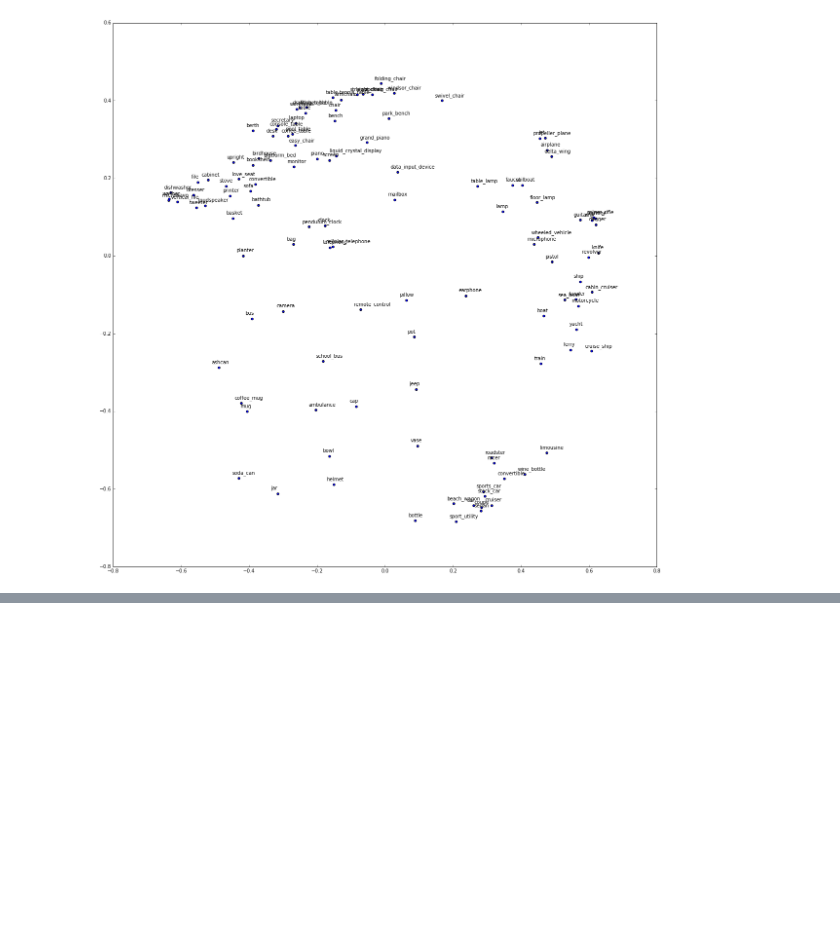
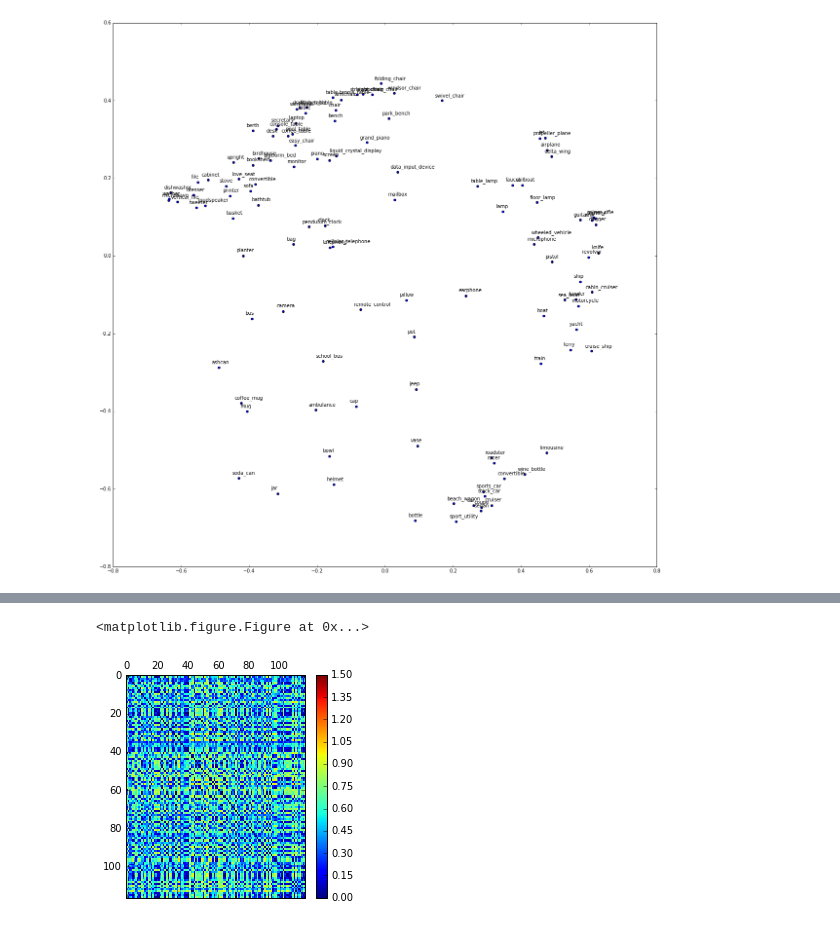
Before and after one commit to neuroailab/barrel, a Jupyter notebook: ipython_note_anlys/Response_analysis.ipynb, the cells around one changed output, grey strips where cells are left out. Saved outputs shown, nothing was run; the diff lists cells and outputs as text; code cells hidden in the pictures; blank space fills up the shorter version.

```diff
--- a/ipython_note_anlys/Response_analysis.ipynb
+++ b/ipython_note_anlys/Response_analysis.ipynb
@@ -386,0 +443,5 @@ for indx_cate in xrange(num_cate):
+# %%
+load_and_show('/mnt/data/chengxuz/barrel/val_RDMs/spatemp_RDMs/RDM_fc7_0.pkl')
+# %% [output]
+<matplotlib.figure.Figure at 0x...>
+[figure, added]
```
Also changed, not shown: parts of 46 cells of this notebook, 1 other file.
